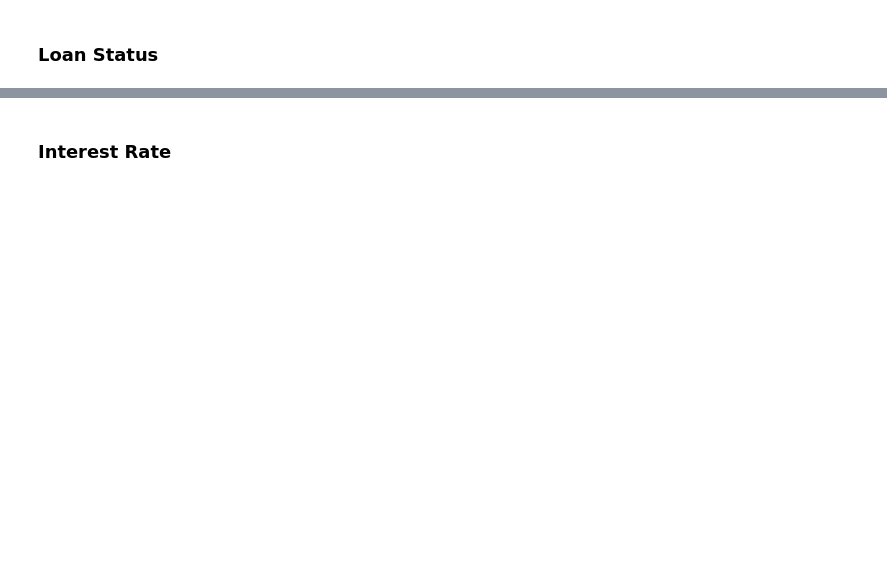
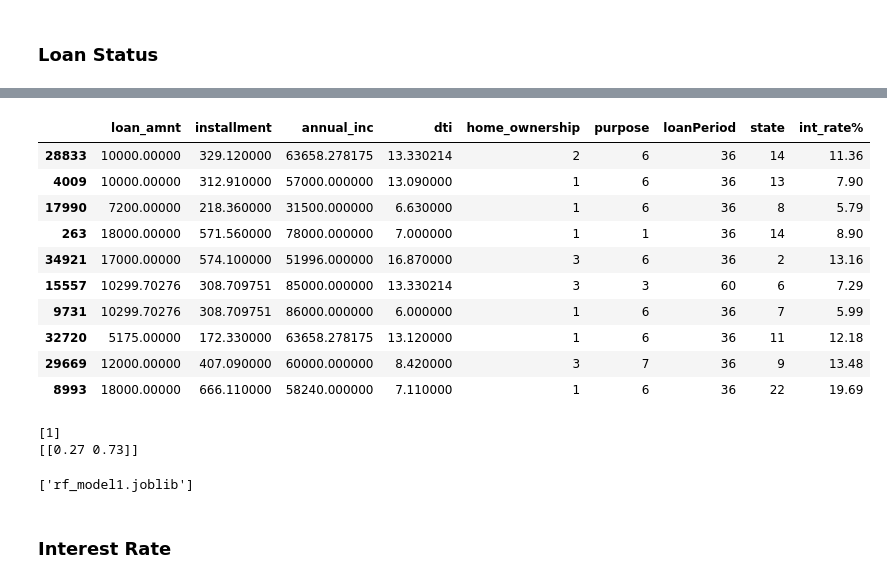
Before and after one commit to likith2201/BankLoanCaseStudy_Project, a Jupyter notebook: BankingLoanCaseStudy.ipynb, the cells around one changed output, grey strips where cells are left out. Cells and saved outputs as stored; diff of their text form; code cells hidden in the pictures; blank space fills up the shorter version.

```diff
--- a/BankingLoanCaseStudy.ipynb
+++ b/BankingLoanCaseStudy.ipynb
@@ -1192,6 +1340,5 @@ memory usage: 13.9+ MB
 # %%
-cor_loanst = loandf[['loan_amnt', 'installment', 'int_rate%',
+check_data = loandf[['loan_amnt', 'installment', 'loan_status',
                     'annual_inc', 'dti', 'home_ownership', 'purpose',
-                    'loanPeriod', 'addr_state', 'revol_bal',
-                    'revol_util', 'loan_status']]
-cor_loanst.head(10)
+                    'loanPeriod', 'addr_state', 'emp_length',
+                     'int_rate%']]
@@ -1247,0 +1386,7 @@ plt.show()
+# %%
+ownership_mapping = {
+    "RENT": 1,
+    "OWN": 2,
+    "MORTGAGE": 3,
+    "OTHER": 4
+}
@@ -1248,2 +1477,30 @@ plt.show()
+# %%
+import pandas as pd
+from sklearn.model_selection import train_test_split
+from sklearn.preprocessing import OneHotEncoder
+from imblearn.over_sampling import SMOTE
+from sklearn.ensemble import RandomForestClassifier
+from sklearn.metrics import classification_report, accuracy_score
+
+data = check_data[['loan_amnt', 'installment', 'loan_status',
+                    'annual_inc', 'dti', 'home_ownership', 'purpose',
+                    'loanPeriod', 'state',
+                     'int_rate%']]
+
+
+# Separate features (X) and target (y)
+X = data.drop(['loan_status'], axis=1)
+y_loan_status = data['loan_status']
+
+X['home_ownership'] = pd.to_numeric(X['home_ownership'], errors='coerce')
+X['purpose'] = pd.to_numeric(X['purpose'], errors='coerce')
+X['loanPeriod'] = pd.to_numeric(X['loanPeriod'], errors='coerce')
+X['state'] = pd.to_numeric(X['state'], errors='coerce')
+# Split the data into training and testing sets for Loan_Status prediction
+X_train_loan_status, X_test_loan_status, y_train_loan_status, y_test_loan_status = train_test_split(X, y_loan_status, test_size=0.2, random_state=42)
+
+# Apply SMOTE to balance the class distribution for Loan_Status prediction
+smote_loan_status = SMOTE(sampling_strategy='auto', random_state=42)
+X_train_resampled_loan_status, y_train_resampled_loan_status = smote_loan_status.fit_resample(X_train_loan_status, y_train_loan_status)
 # %% [markdown]
 ### Loan Status
@@ -1309,0 +1959,14 @@ print(y_test.shape)
+# %%
+X_test_loan_status.head(10)
+# %% [output]
+|  | loan_amnt | installment | annual_inc | dti | home_ownership | purpose | loanPeriod | state | int_rate% |
+| 28833 | 10000.00000 | 329.120000 | 63658.278175 | 13.330214 | 2 | 6 | 36 | 14 | 11.36 |
+| 4009 | 10000.00000 | 312.910000 | 57000.000000 | 13.090000 | 1 | 6 | 36 | 13 | 7.90 |
+| 17990 | 7200.00000 | 218.360000 | 31500.000000 | 6.630000 | 1 | 6 | 36 | 8 | 5.79 |
+| 263 | 18000.00000 | 571.560000 | 78000.000000 | 7.000000 | 1 | 1 | 36 | 14 | 8.90 |
+| 34921 | 17000.00000 | 574.100000 | 51996.000000 | 16.870000 | 3 | 6 | 36 | 2 | 13.16 |
+| 15557 | 10299.70276 | 308.709751 | 85000.000000 | 13.330214 | 3 | 3 | 60 | 6 | 7.29 |
+| 9731 | 10299.70276 | 308.709751 | 86000.000000 | 6.000000 | 1 | 6 | 36 | 7 | 5.99 |
+| 32720 | 5175.00000 | 172.330000 | 63658.278175 | 13.120000 | 1 | 6 | 36 | 11 | 12.18 |
+| 29669 | 12000.00000 | 407.090000 | 60000.000000 | 8.420000 | 3 | 7 | 36 | 9 | 13.48 |
+| 8993 | 18000.00000 | 666.110000 | 58240.000000 | 7.110000 | 1 | 6 | 36 | 22 | 19.69 |
@@ -1310,2 +1977,16 @@ print(y_test.shape)
+# %%
+print(test)
+
+print(y_pred_prob_loan_status)
+# %% [output]
+[1]
+[[0.27 0.73]]
+# %%
+import joblib
+
+# Assuming 'rf_model' is your optimized Random Forest pipeline
+joblib.dump(RFC_loan_status, 'rf_model1.joblib')
+# %% [output]
+['rf_model1.joblib']
 # %% [markdown]
 ### Interest Rate
```
Also changed, not shown: parts of 166 cells of this notebook.
